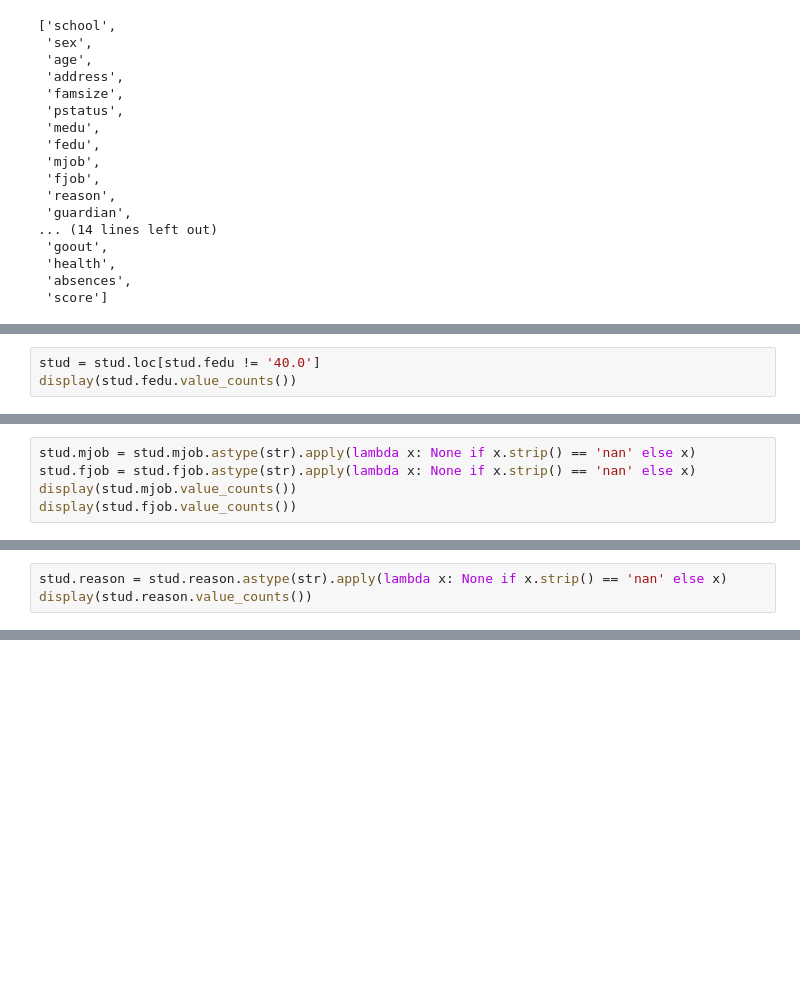
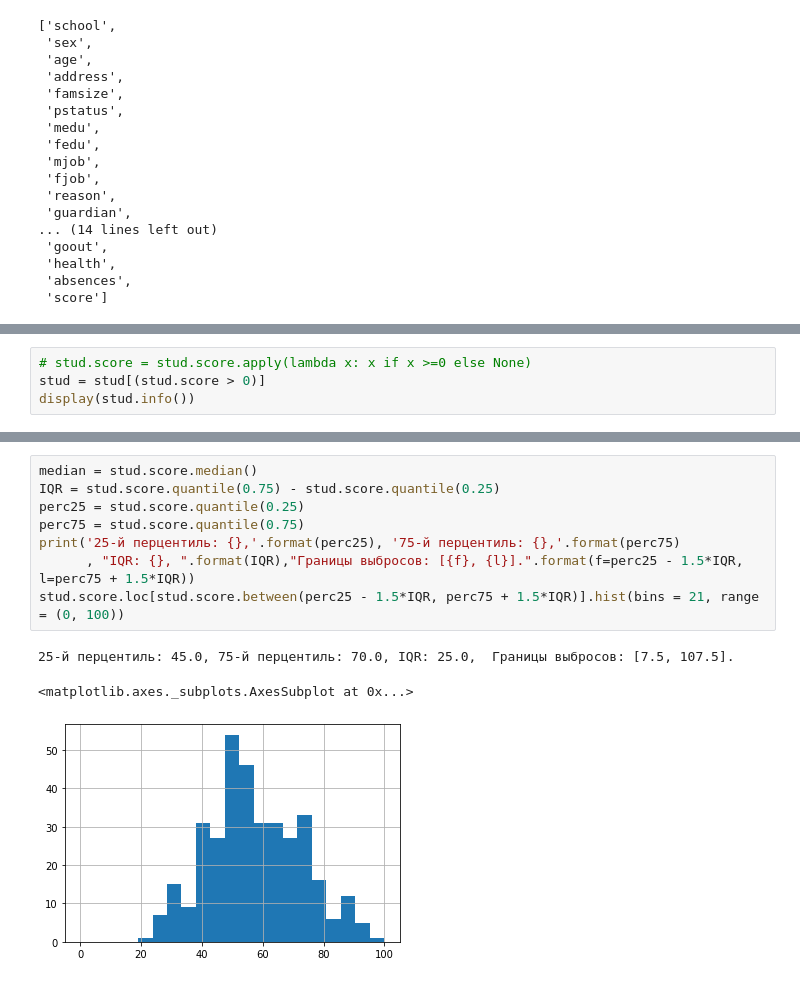
Before and after one commit to vtchel/skillfactory_rds, a Jupyter notebook: module_2/analize.ipynb, the cells around one changed output, grey strips where cells are left out. Cells and saved outputs as stored; diff of their text form; blank space fills up the shorter version.

```diff
--- a/module_2/analize.ipynb
+++ b/module_2/analize.ipynb
@@ -284,3 +131,0 @@ Name: fedu, dtype: int64
-# %%
-stud = stud.loc[stud.fedu != '40.0']
-display(stud.fedu.value_counts())
@@ -314,5 +131,0 @@ array(['teacher', 'other', nan, 'health', 'services', 'at_home'],
-# %%
-stud.mjob = stud.mjob.astype(str).apply(lambda x: None if x.strip() == 'nan' else x)
-stud.fjob = stud.fjob.astype(str).apply(lambda x: None if x.strip() == 'nan' else x)
-display(stud.mjob.value_counts())
-display(stud.fjob.value_counts())
@@ -342,3 +131,0 @@ array(['course', 'other', 'home', 'reputation', nan], dtype=object)
-# %%
-stud.reason = stud.reason.astype(str).apply(lambda x: None if x.strip() == 'nan' else x)
-display(stud.reason.value_counts())
@@ -361,0 +143,4 @@ stud[(stud.school == 'MS')]['reason'].value_counts().plot(kind = 'bar')
+# %%
+# stud.score = stud.score.apply(lambda x: x if x >=0 else None)
+stud = stud[(stud.score > 0)]
+display(stud.info())
@@ -361,0 +180,12 @@ stud[(stud.school == 'MS')]['reason'].value_counts().plot(kind = 'bar')
+# %%
+median = stud.score.median()
+IQR = stud.score.quantile(0.75) - stud.score.quantile(0.25)
+perc25 = stud.score.quantile(0.25)
+perc75 = stud.score.quantile(0.75)
+print('25-й перцентиль: {},'.format(perc25), '75-й перцентиль: {},'.format(perc75)
+      , "IQR: {}, ".format(IQR),"Границы выбросов: [{f}, {l}].".format(f=perc25 - 1.5*IQR, l=perc75 + 1.5*IQR))
+stud.score.loc[stud.score.between(perc25 - 1.5*IQR, perc75 + 1.5*IQR)].hist(bins = 21, range = (0, 100))
+# %% [output]
+25-й перцентиль: 45.0, 75-й перцентиль: 70.0, IQR: 25.0,  Границы выбросов: [7.5, 107.5].
+<matplotlib.axes._subplots.AxesSubplot at 0x...>
+[figure, added]
```
Also changed, not shown: parts of 85 cells of this notebook, 3 other files.
